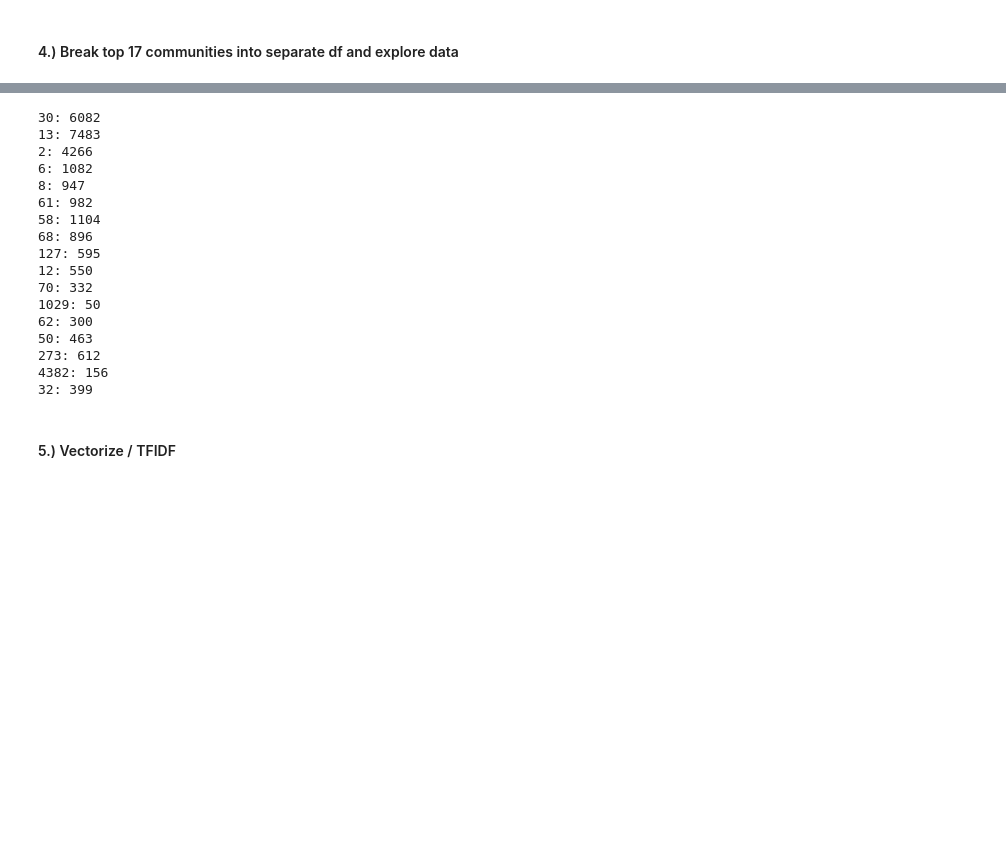
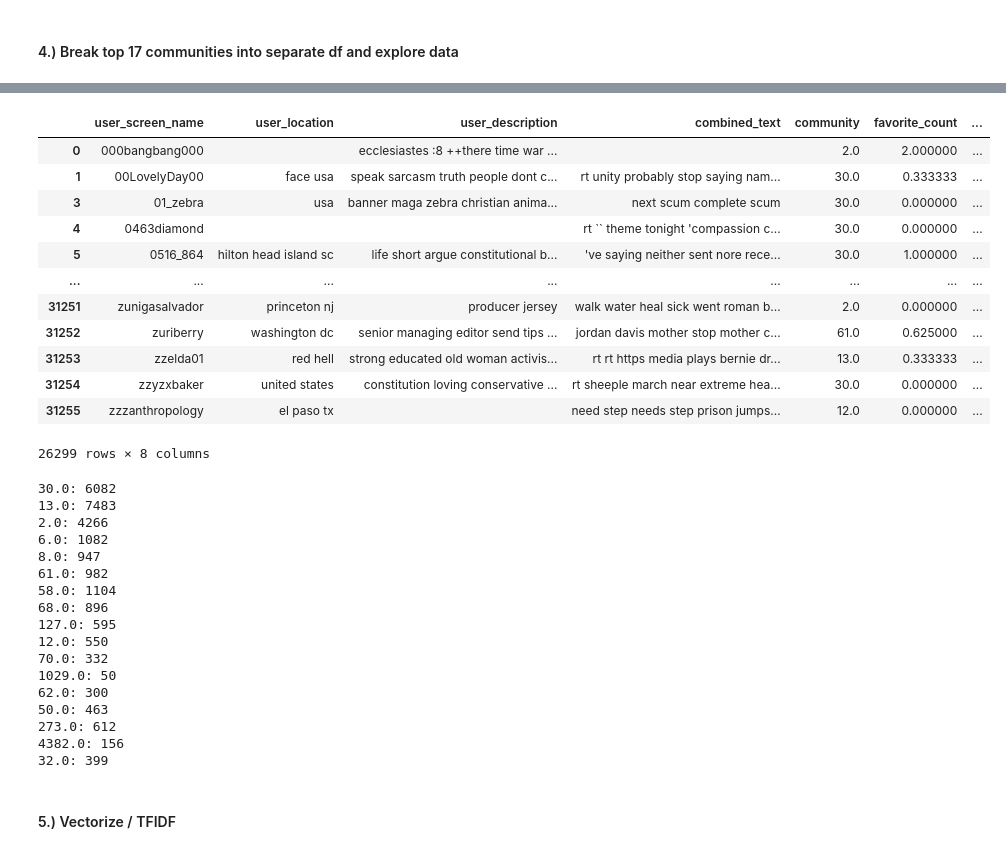
Before and after one commit to jakemull13/Network-Analysis-of-Political-Communites-on-Twitter, a Jupyter notebook: capstone_3.ipynb, the cells around one changed output, grey strips where cells are left out. Drawn from its saved outputs; the diff is of its cells as text; code cells hidden in the pictures; blank space fills up the shorter version.

```diff
--- a/capstone_3.ipynb
+++ b/capstone_3.ipynb
@@ -476,36 +461,53 @@ user_summary
 # %%
 # select the users that belong to one of the largest 17 communities. Smallest community = 1% of all users.
-top_communities = [30, 13, 2, 6, 8, 61, 58, 68, 127, 12, 70, 1029, 62, 50, 273, 4382, 32]
+top_communities = [30.0, 13.0, 2.0, 6.0, 8.0, 61.0, 58.0, 68.0, 127.0, 12.0, 70.0, 1029.0, 62.0, 50.0, 273.0, 4382.0, 32.0]
+
+#user_summary = user_summary[user_summary['community'] in top_communities]
+user_summary = user_summary[user_summary['community'].apply(lambda x: x in top_communities)]
+user_summary
 
 #for label in top_communities:
 #    users = user_summary[user_summary['community'] == label].copy()
 #    print('Community Label = {}'.format(label))
 #    plot_wordcloud((' '.join(users['combined_text'])), save=False, stop_words=['demconvention', 'democratic', 'debate', 'dncinphl', 'convention', 'tonight', 'vote'])
 
 for label in top_communities:
     print('{}:'.format(label), user_summary[user_summary['community'] == float(label)].shape[0])
 
 #for label in top_communities:
 #    users = user_summary[user_summary['community'] == label].copy()
 #    plot_wordcloud((' '.join(users['user_description'])), save=False, stop_words=['demconvention', 'democratic', 'debate', 'dncinphl', 'convention', 'tonight', 'vote'])
 # %% [output]
+|  | user_screen_name | user_location | user_description | combined_text | community | favorite_count | ... |
+| 0 | 000bangbang000 |  | ecclesiastes :8 ++there time war ... |  | 2.0 | 2.000000 | ... |
+| 1 | 00LovelyDay00 | face usa | speak sarcasm truth people dont c... | rt unity probably stop saying nam... | 30.0 | 0.333333 | ... |
+| 3 | 01_zebra | usa | banner maga zebra christian anima... | next scum complete scum | 30.0 | 0.000000 | ... |
+| 4 | 0463diamond |  |  | rt `` theme tonight 'compassion c... | 30.0 | 0.000000 | ... |
+| 5 | 0516_864 | hilton head island sc | life short argue constitutional b... | 've saying neither sent nore rece... | 30.0 | 1.000000 | ... |
+| ... | ... | ... | ... | ... | ... | ... | ... |
+| 31251 | zunigasalvador | princeton nj | producer jersey | walk water heal sick went roman b... | 2.0 | 0.000000 | ... |
+| 31252 | zuriberry | washington dc | senior managing editor send tips ... | jordan davis mother stop mother c... | 61.0 | 0.625000 | ... |
+| 31253 | zzelda01 | red hell | strong educated old woman activis... | rt rt https media plays bernie dr... | 13.0 | 0.333333 | ... |
+| 31254 | zzyzxbaker | united states | constitution loving conservative ... | rt sheeple march near extreme hea... | 30.0 | 0.000000 | ... |
+| 31255 | zzzanthropology | el paso tx |  | need step needs step prison jumps... | 12.0 | 0.000000 | ... |
-30: 6082
-13: 7483
-2: 4266
-6: 1082
-8: 947
-61: 982
-58: 1104
-68: 896
-127: 595
-12: 550
-70: 332
-1029: 50
-62: 300
-50: 463
-273: 612
-4382: 156
-32: 399
+26299 rows × 8 columns
+30.0: 6082
+13.0: 7483
+2.0: 4266
+6.0: 1082
+8.0: 947
+61.0: 982
+58.0: 1104
+68.0: 896
+127.0: 595
+12.0: 550
+70.0: 332
+1029.0: 50
+62.0: 300
+50.0: 463
+273.0: 612
+4382.0: 156
+32.0: 399
 # %% [markdown]
 #### 5.) Vectorize / TFIDF
 # %%
```
Also changed, not shown: parts of 26 cells of this notebook, 1 other file.
